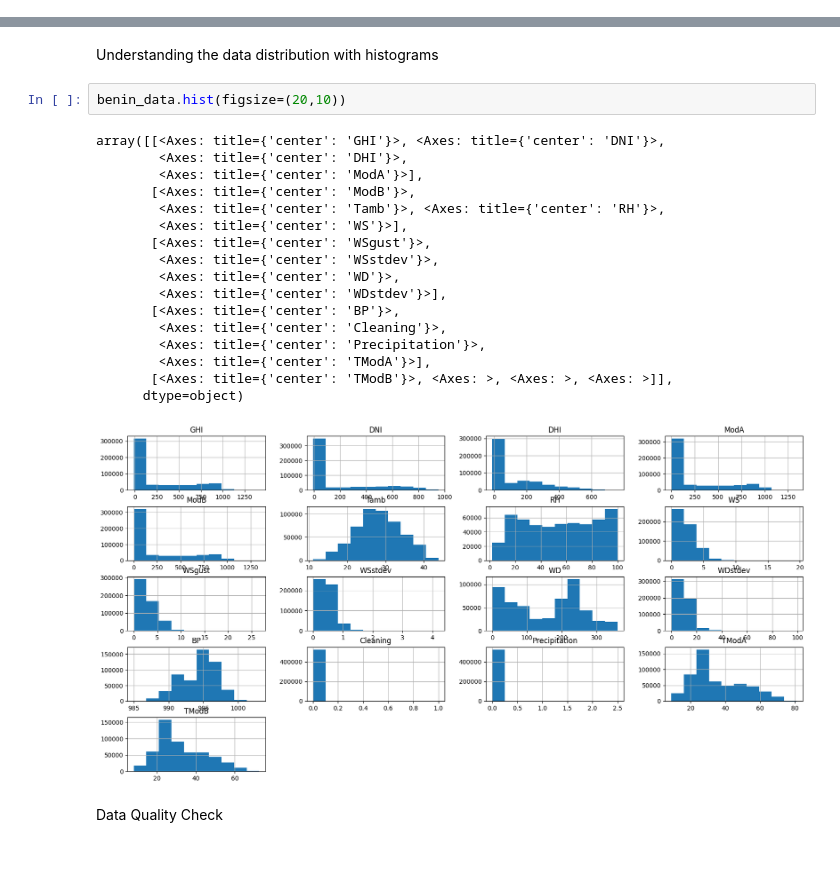
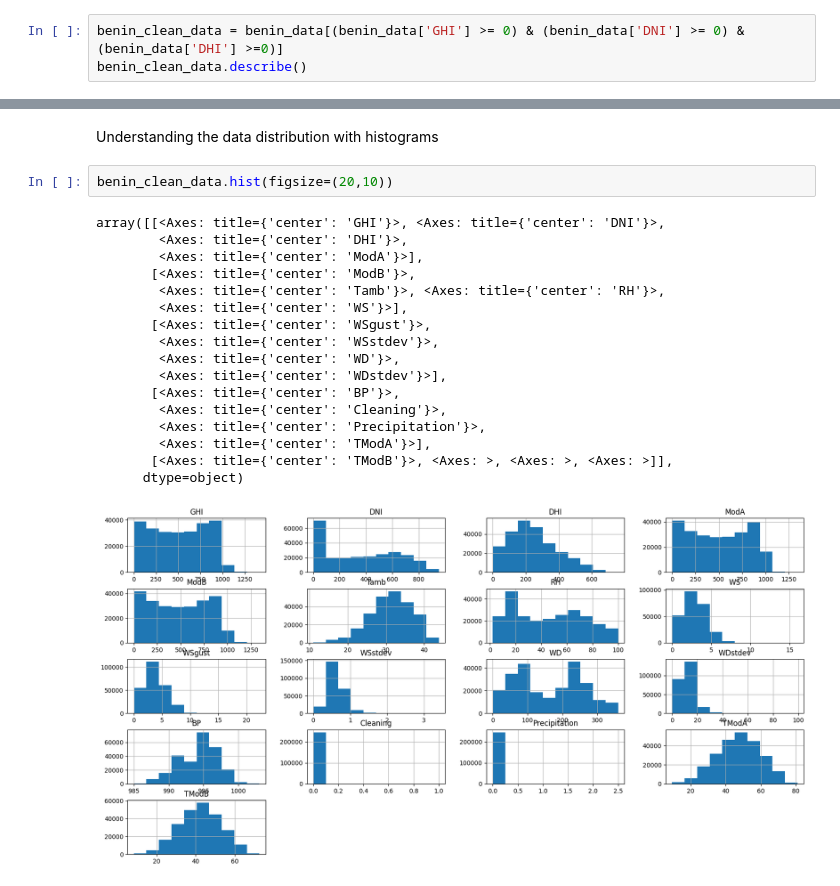
Before and after one commit to mussewold/kaim-week-0, a Jupyter notebook: notebooks/task-1.ipynb, the cells around one changed output, grey strips where cells are left out. Cells and saved outputs as stored; diff of their text form; blank space fills up the shorter version.

Commit message:
bennin data analysed

```diff
--- a/notebooks/task-1.ipynb
+++ b/notebooks/task-1.ipynb
@@ -127,0 +139,3 @@ benin_data.describe()
+# %%
+benin_clean_data = benin_data[(benin_data['GHI'] >= 0) & (benin_data['DNI'] >= 0) & (benin_data['DHI'] >=0)]
+benin_clean_data.describe()
@@ -128,24 +152,22 @@ benin_data.describe()
 # %% [markdown]
 Understanding the data distribution with histograms
 # %%
-benin_data.hist(figsize=(20,10))
+benin_clean_data.hist(figsize=(20,10))
 # %% [output]
 array([[<Axes: title={'center': 'GHI'}>, <Axes: title={'center': 'DNI'}>,
         <Axes: title={'center': 'DHI'}>,
         <Axes: title={'center': 'ModA'}>],
        [<Axes: title={'center': 'ModB'}>,
         <Axes: title={'center': 'Tamb'}>, <Axes: title={'center': 'RH'}>,
         <Axes: title={'center': 'WS'}>],
        [<Axes: title={'center': 'WSgust'}>,
         <Axes: title={'center': 'WSstdev'}>,
         <Axes: title={'center': 'WD'}>,
         <Axes: title={'center': 'WDstdev'}>],
        [<Axes: title={'center': 'BP'}>,
         <Axes: title={'center': 'Cleaning'}>,
         <Axes: title={'center': 'Precipitation'}>,
         <Axes: title={'center': 'TModA'}>],
        [<Axes: title={'center': 'TModB'}>, <Axes: >, <Axes: >, <Axes: >]],
       dtype=object)
-[figure, old version]
+[figure, new version]
-# %% [markdown]
-Data Quality Check
```
Also changed, not shown: parts of 13 cells of this notebook.
